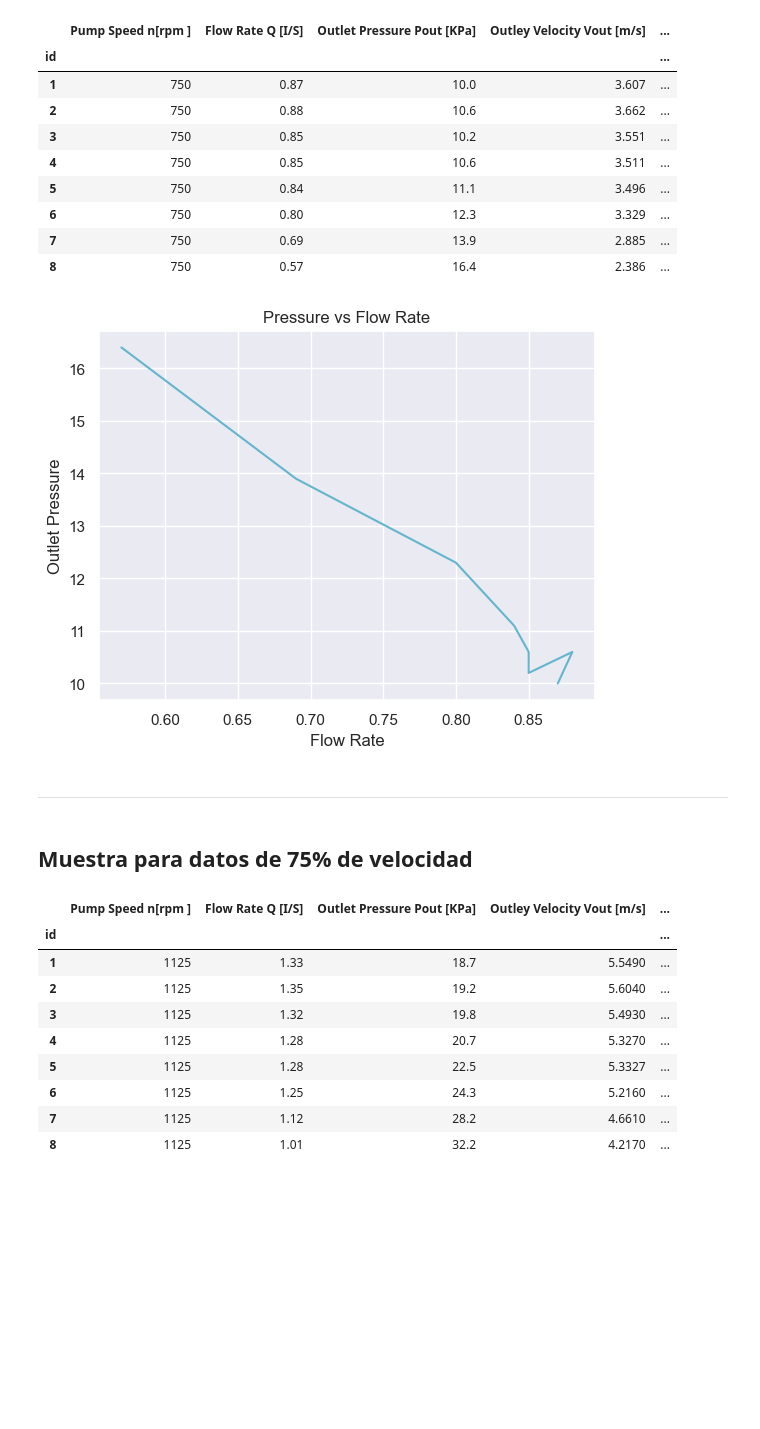
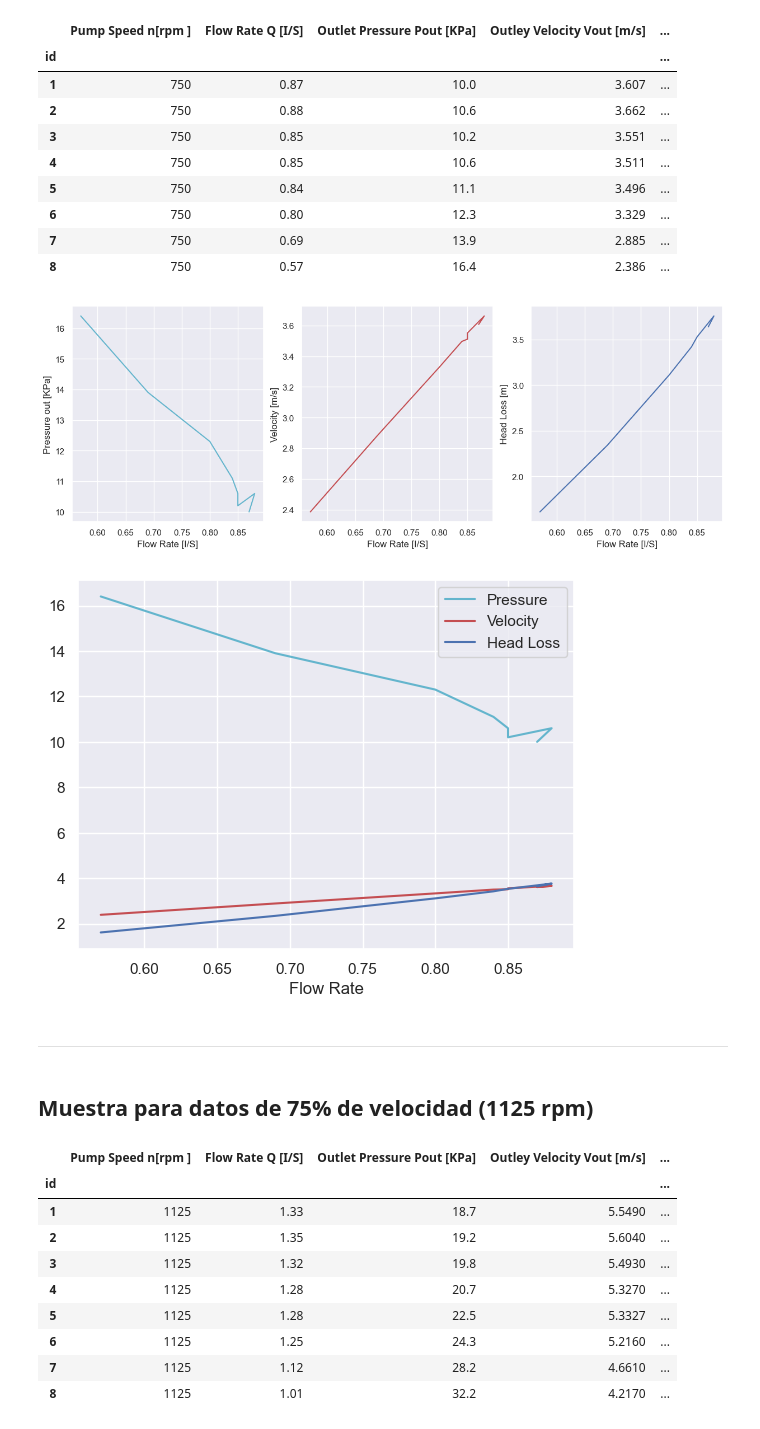
Before and after one commit to HiramTorres/Reports_Lab, a Jupyter notebook: Hidraulica/Analisis_perdidas.ipynb, the cells around one changed output. Saved outputs shown, nothing was run; the diff lists cells and outputs as text; code cells hidden in the pictures; blank space fills up the shorter version.

```diff
--- a/Hidraulica/Analisis_perdidas.ipynb
+++ b/Hidraulica/Analisis_perdidas.ipynb
@@ -73,20 +83,44 @@ data50
 | 6 | 750 | 0.80 | 12.3 | 3.329 | ... |
 | 7 | 750 | 0.69 | 13.9 | 2.885 | ... |
 | 8 | 750 | 0.57 | 16.4 | 2.386 | ... |
-# %%
-Q50 = data50['Flow Rate Q [I/S]']
-P_out50 = data50['Outlet Pressure Pout [KPa]']
-plt.plot(Q50,P_out50, color = 'c')
-plt.xlabel('Flow Rate')
-plt.ylabel('Outlet Pressure')
-plt.title('Pressure vs Flow Rate')
-plt.show()
-# %% [output]
-[figure, removed]
+# %%
+Q50 = data50['Flow Rate Q [I/S]']
+P_out50 = data50['Outlet Pressure Pout [KPa]']
+Vel50 = data50['Outley Velocity Vout [m/s]']
+HLoss50 = data50['System Head Loss[m]']
+
+fig, ax = plt.subplots(1, 3, figsize=(15, 5))
+ax[0].plot(Q50, P_out50, color='c')
+ax[0].set_xlabel('Flow Rate [I/S]')
+ax[0].set_ylabel('Pressure out [KPa]')
+
+ax[1].plot(Q50, Vel50, color = 'r')
+ax[1].set_xlabel('Flow Rate [I/S]')
+ax[1].set_ylabel('Velocity [m/s]')
+
+ax[2].plot(Q50, HLoss50, color = 'b')
+ax[2].set_xlabel('Flow Rate [I/S]')
+ax[2].set_ylabel('Head Loss [m]')
+
+plt.savefig('Graf50%.png')
+plt.show()
+# %% [output]
+[figure, added]
+# %%
+plt.plot(Q50,P_out50, color = 'c')
+plt.plot(Q50,Vel50, color = 'r')
+plt.plot(Q50,HLoss50, color = 'b')
+plt.xlabel('Flow Rate')
+plt.legend(['Pressure', 'Velocity', 'Head Loss'])
+
+plt.savefig('AllGraf50%.png')
+plt.show()
+# %% [output]
+[figure, added]
 # %% [markdown]
 ---
 # %% [markdown]
-## Muestra para datos de 75% de velocidad
+## Muestra para datos de 75% de velocidad (1125 rpm)
 # %%
 df75['id'] = id
 df75.set_index('id', inplace=True)
```
Also changed, not shown: parts of 14 cells of this notebook, 8 other files.
